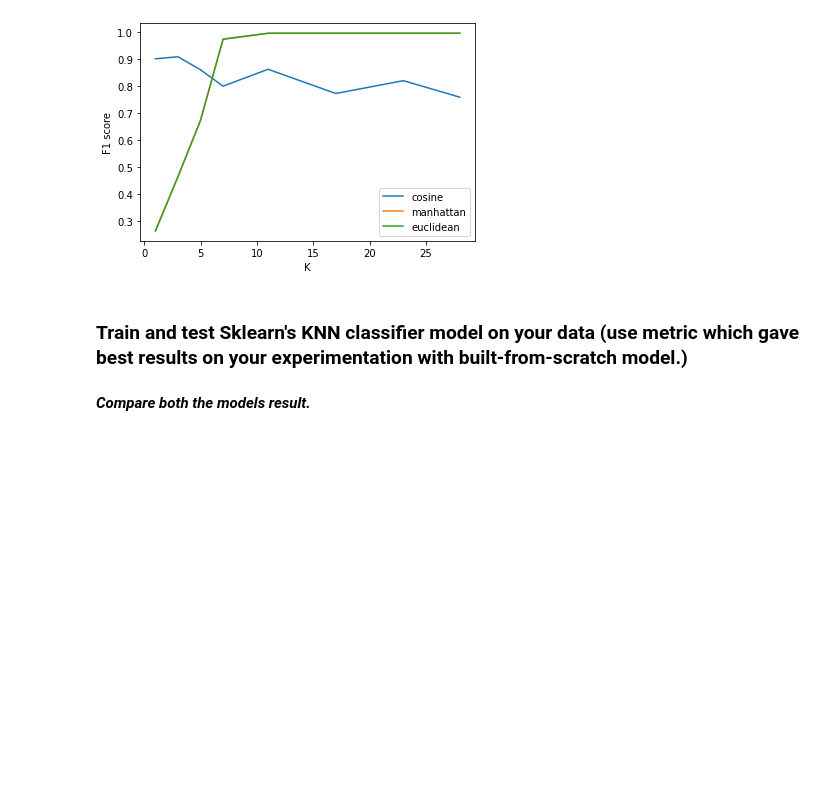
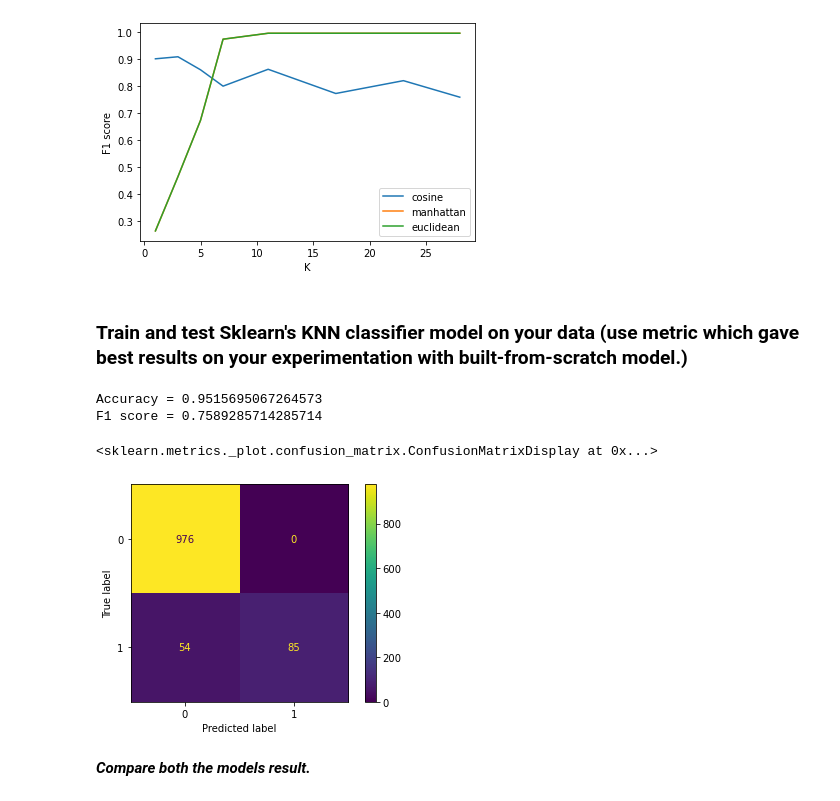
Before and after one commit to spashal/SMAI, a Jupyter notebook: Assignment1/rollnumber_Assignment1_Question3.ipynb, the cells around one changed output. Cells and saved outputs as stored; diff of their text form; code cells hidden in the pictures; blank space fills up the shorter version.

```diff
--- a/Assignment1/rollnumber_Assignment1_Question3.ipynb
+++ b/Assignment1/rollnumber_Assignment1_Question3.ipynb
@@ -252,5 +279,35 @@ plt.show()
 [figure]
 # %% [markdown]
 ### Train and test Sklearn's KNN classifier model on your data (use metric which gave best results on your experimentation with built-from-scratch model.)
+# %%
+from sklearn.neighbors import KNeighborsClassifier
+
+# computing the sparse-matrix
+words_dict = dict()
+for mail in score:
+    for word in score[mail]:
+        if word not in words_dict:
+            words_dict[word] = len(words_dict)
+sparse_matrix = np.empty((len(score), len(words_dict)), dtype=float)
+for mail in score:
+    for word in score[mail]:
+        sparse_matrix[mail-1][words_dict[word]] = score[mail][word]
+
+x = np.arange(1, len(score)+1, 1, dtype=int)
+x_train, x_test, y_train, y_test, sparse_train, sparse_test = train_test_split(x, verdict[1:], sparse_matrix, test_size = 0.2, random_state=13)
+
+neighbors = KNeighborsClassifier(n_neighbors=1)
+neighbors.fit(sparse_train, y_train)
+
+out = neighbors.predict(sparse_test)
+print("Accuracy =", skm.accuracy_score(y_test, out))
+print("F1 score =", skm.f1_score(y_test, out))
+disp = skm.ConfusionMatrixDisplay(skm.confusion_matrix(y_validation, out))
+disp.plot()
+# %% [output]
+Accuracy = 0.9515695067264573
+F1 score = 0.7589285714285714
+<sklearn.metrics._plot.confusion_matrix.ConfusionMatrixDisplay at 0x...>
+[figure, added]
 # %% [markdown]
 ***Compare both the models result.***
```
Also changed, not shown: parts of 7 cells of this notebook.
